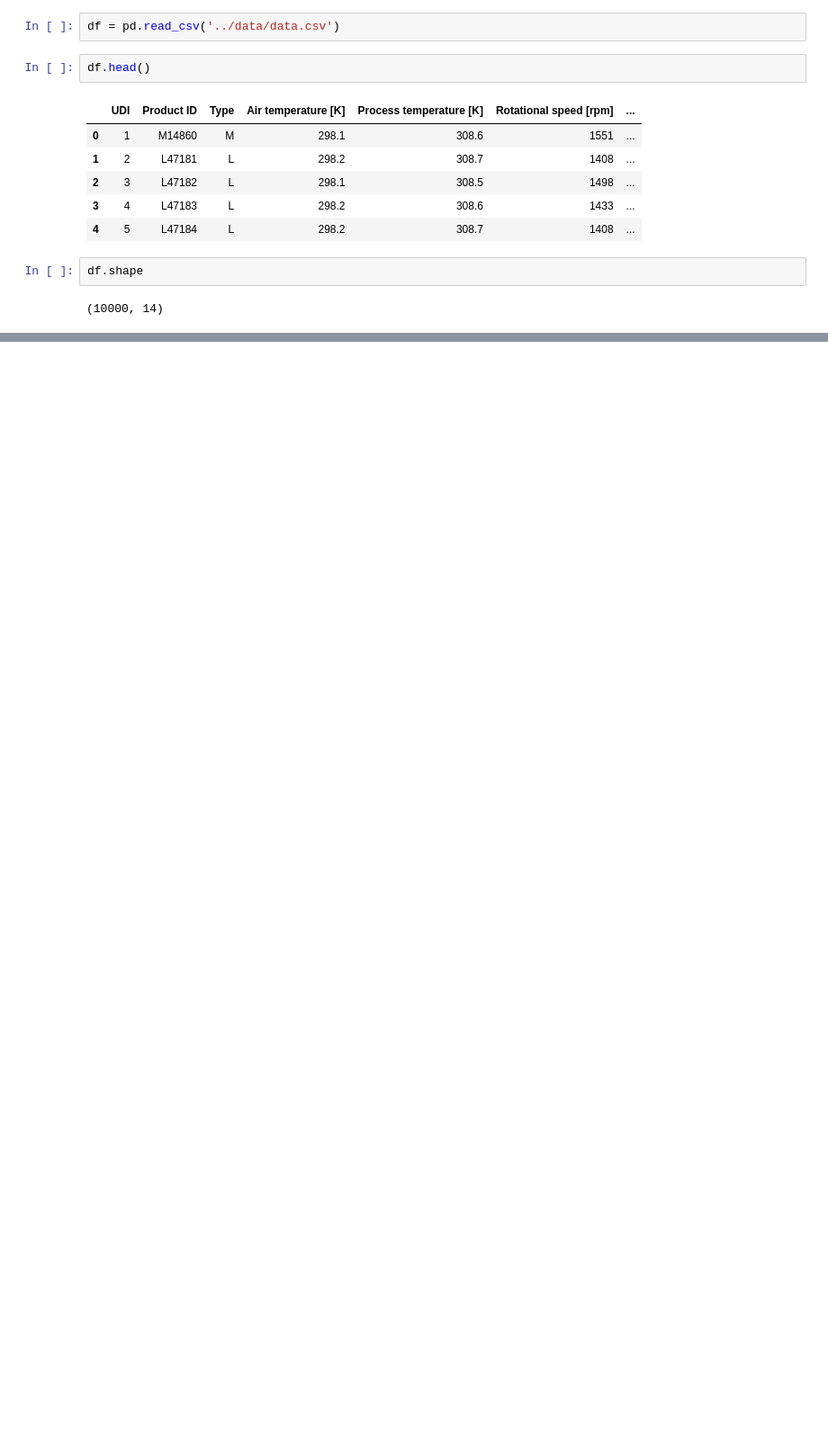
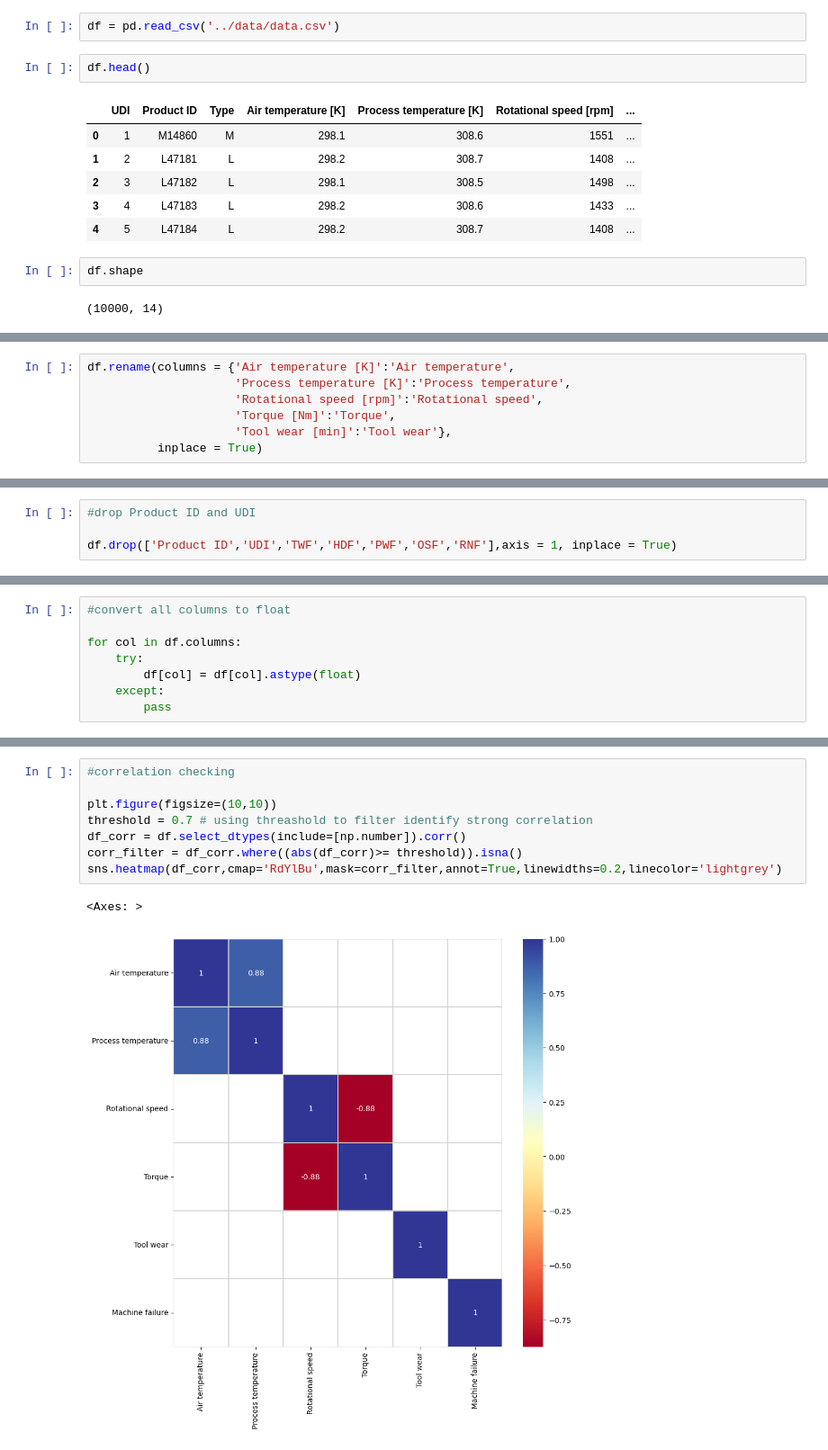
Before and after one commit to KSNW0710/master_project, a Jupyter notebook: src/pdm.ipynb, the cells around one changed output, grey strips where cells are left out. Shown at 90% size. Drawn from its saved outputs; the diff is of its cells as text; blank space fills up the shorter version.

```diff
--- a/src/pdm.ipynb
+++ b/src/pdm.ipynb
@@ -34,0 +40,7 @@ df.shape
+# %%
+df.rename(columns = {'Air temperature [K]':'Air temperature',
+                     'Process temperature [K]':'Process temperature',
+                     'Rotational speed [rpm]':'Rotational speed',
+                     'Torque [Nm]':'Torque',
+                     'Tool wear [min]':'Tool wear'},
+          inplace = True)
@@ -34,0 +85,4 @@ df.shape
+# %%
+#drop Product ID and UDI
+
+df.drop(['Product ID','UDI','TWF','HDF','PWF','OSF','RNF'],axis = 1, inplace = True)
@@ -34,0 +98,8 @@ df.shape
+# %%
+#convert all columns to float
+
+for col in df.columns:
+    try:
+        df[col] = df[col].astype(float)
+    except:
+        pass
@@ -34,0 +132,11 @@ df.shape
+# %%
+#correlation checking
+
+plt.figure(figsize=(10,10))
+threshold = 0.7 # using threashold to filter identify strong correlation
+df_corr = df.select_dtypes(include=[np.number]).corr()
+corr_filter = df_corr.where((abs(df_corr)>= threshold)).isna()
+sns.heatmap(df_corr,cmap='RdYlBu',mask=corr_filter,annot=True,linewidths=0.2,linecolor='lightgrey')
+# %% [output]
+<Axes: >
+[figure, added]
```
Also changed, not shown: parts of 9 cells of this notebook.
